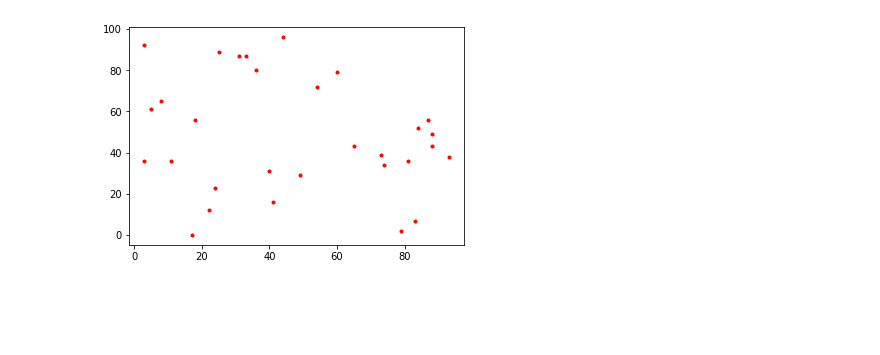
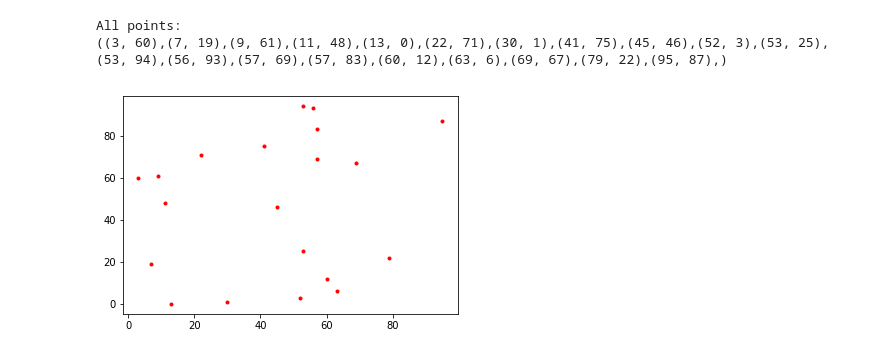
Before and after one commit to DuoPan/CourseAlgorithm, a Jupyter notebook: A2.ipynb, the cells around one changed output. Saved outputs shown, nothing was run; the diff lists cells and outputs as text; code cells hidden in the pictures; blank space fills up the shorter version.

```diff
--- a/A2.ipynb
+++ b/A2.ipynb
@@ -3,7 +3,8 @@
 # Duo Pan
 # 27554074
 # %%
-# Q1(1). ADT class for points and points set
+# Q1(1). ADT class for point and pointsSet
+#        Remove unused method (such as remove a point from the set) to make it easier to read
 
 from math import *
 import random
@@ -15,23 +16,18 @@ class Point:
         self.x = x
         self.y = y
 
-    # distance to (0,0)
-    def distance_from_origin(self):
-        return sqrt(self.x * self.x + self.y * self.y)
-
     # normal distance between self and other point
     def distance(self, other):
         dx = self.x - other.x
         dy = self.y - other.y
         return sqrt(dx * dx + dy * dy)
 
-    # reset x,y after translate
-    def translate(self, dx, dy):
-        self.x += dx
-        self.y += dy
-
     # make it can be printed as a string
     def __str__(self):
+        return "(" + str(self.x) + ", " + str(self.y) + ")"
+
+    # better format to show the object
+    def __repr__(self):
         return "(" + str(self.x) + ", " + str(self.y) + ")"
 
     # make the class can be compare, and it makes sort easily.
@@ -43,10 +39,6 @@ class Point:
 
     def __lt__(self, other):
         return self.x < other.x or (self.x == other.x and self.y < other.y)
-
-    # Manhattan distance
-    def manhattan(self, other):
-        return abs(self.x - other.x) + abs(self.y - other.y)
 
 
 class PointSet:
@@ -62,15 +54,14 @@ class PointSet:
         return len(self.contents)
 
     # print all points in this set
+    # the reason I do not use __str__ is that the String is too long
     def display(self):
+        print('(', end = '')
         for item in self.contents:
-            print(item)
+            print(item, end = ',')
+        print(')')
 
-    # is empty
-    def is_empty(self):
-        return self.contents == []
-
-    # binary search, get the right index, called by insert() and remove()
+    # binary search, get the right index, called by insert()
     # return index and 0/1, 0 means not find, 1 means find
     def findPosition(self, elem):
         low = 0
@@ -86,6 +77,7 @@ class PointSet:
         return low, 0
 
     # insert Point by x ascending order first, then y ascending
+    # called by create random points
     def insert(self, elem):
         index, isfind = self.findPosition(elem)
         if isfind == 1:
@@ -94,19 +86,6 @@ class PointSet:
         else:
             self.contents.insert(index, elem)
             return True
-
-    # remove elem from the set
-    def remove(self, elem):
-        index, isfind = self.findPosition(elem)
-        if isfind == 1:
-            self.contents.pop(index)
-        else:
-            print(elem,end=' ')
-            print("is not in the set")
-
-    # clear the point set
-    def removeAll(self):
-        self.contents = []
 
     # get x list, used for plot
     def getXS(self):
@@ -114,38 +93,45 @@ class PointSet:
         for item in self.contents:
             xs.append(item.x)
         return xs
 
     # get y list, used for plot
     def getYS(self):
         ys = []
         for item in self.contents:
             ys.append(item.y)
         return ys
 
 
 # Q1(2). Create a function to generate a test set of n random points
+#        n is a user-definable parameter.
 
-# randomly generate some points and store in the set
+# the points are stored in a PointSet object
 def createRandomPoints(number):
     ps = PointSet()
     for i in range(0,number):
         point = Point(random.randint(0,R),random.randint(0,R))
         if ps.insert(point) == False:
             i -= 1
     return ps
 
-# range of the location
+# range of the map
 R = 100
 # number of points
-n = 30
+n = 20
 
 pointSet = createRandomPoints(n)
+
 #show all the points
-#pointSet.display()
+print("All points: ")
+pointSet.display()
+
+# plot all points in a image
 plt.plot(pointSet.getXS(), pointSet.getYS(),'ro',marker='.')
 plt.show()
 # %% [output]
+All points:
+((3, 60),(7, 19),(9, 61),(11, 48),(13, 0),(22, 71),(30, 1),(41, 75),(45, 46),(52, 3),(53, 25),(53, 94),(56, 93),(57, 69),(57, 83),(60, 12),(63, 6),(69, 67),(79, 22),(95, 87),)
-[figure, old version]
+[figure, new version]
 # %%
 # Q2. Implement an ADT class for Partition
 
```
Also changed, not shown: parts of 7 cells of this notebook.
